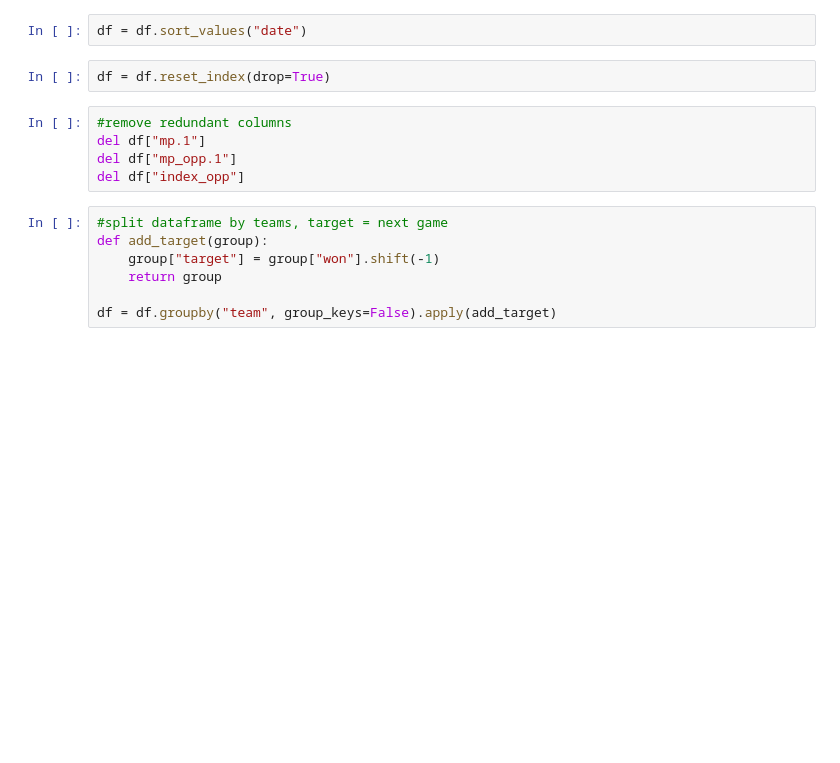
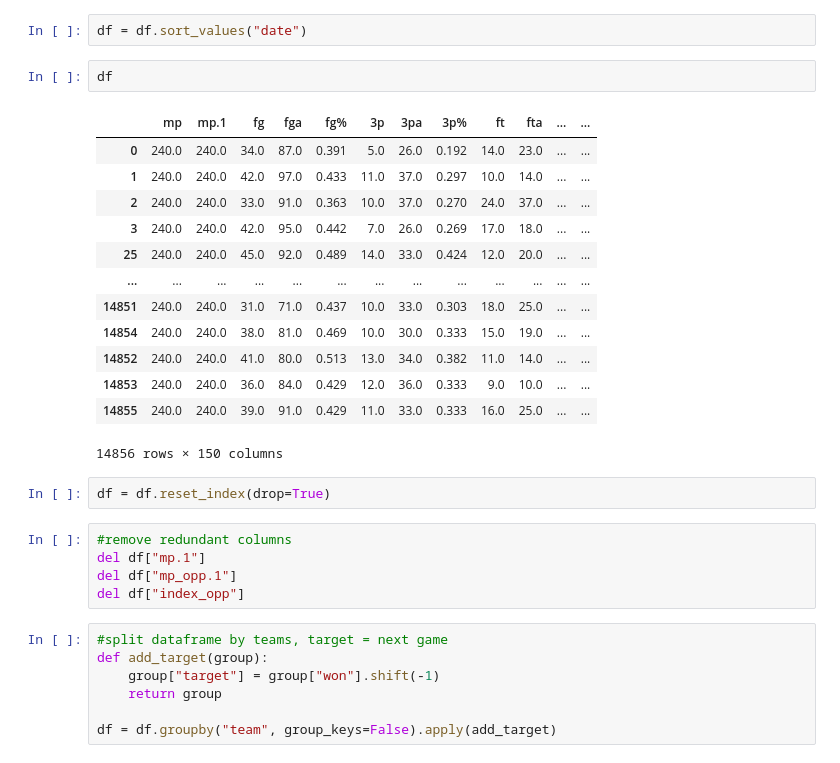
Before and after one commit to levutb2004/nba-predictor, a Jupyter notebook: predict.ipynb, the cells around one changed output. Drawn from its saved outputs; the diff is of its cells as text; blank space fills up the shorter version.

```diff
--- a/predict.ipynb
+++ b/predict.ipynb
@@ -21,5 +21,21 @@ df
 # %%
 df = df.sort_values("date")
+# %%
+df
+# %% [output]
+|  | mp | mp.1 | fg | fga | fg% | 3p | 3pa | 3p% | ft | fta | ... | ... |
+| 0 | 240.0 | 240.0 | 34.0 | 87.0 | 0.391 | 5.0 | 26.0 | 0.192 | 14.0 | 23.0 | ... | ... |
+| 1 | 240.0 | 240.0 | 42.0 | 97.0 | 0.433 | 11.0 | 37.0 | 0.297 | 10.0 | 14.0 | ... | ... |
+| 2 | 240.0 | 240.0 | 33.0 | 91.0 | 0.363 | 10.0 | 37.0 | 0.270 | 24.0 | 37.0 | ... | ... |
+| 3 | 240.0 | 240.0 | 42.0 | 95.0 | 0.442 | 7.0 | 26.0 | 0.269 | 17.0 | 18.0 | ... | ... |
+| 25 | 240.0 | 240.0 | 45.0 | 92.0 | 0.489 | 14.0 | 33.0 | 0.424 | 12.0 | 20.0 | ... | ... |
+| ... | ... | ... | ... | ... | ... | ... | ... | ... | ... | ... | ... | ... |
+| 14851 | 240.0 | 240.0 | 31.0 | 71.0 | 0.437 | 10.0 | 33.0 | 0.303 | 18.0 | 25.0 | ... | ... |
+| 14854 | 240.0 | 240.0 | 38.0 | 81.0 | 0.469 | 10.0 | 30.0 | 0.333 | 15.0 | 19.0 | ... | ... |
+| 14852 | 240.0 | 240.0 | 41.0 | 80.0 | 0.513 | 13.0 | 34.0 | 0.382 | 11.0 | 14.0 | ... | ... |
+| 14853 | 240.0 | 240.0 | 36.0 | 84.0 | 0.429 | 12.0 | 36.0 | 0.333 | 9.0 | 10.0 | ... | ... |
+| 14855 | 240.0 | 240.0 | 39.0 | 91.0 | 0.429 | 11.0 | 33.0 | 0.333 | 16.0 | 25.0 | ... | ... |
+14856 rows × 150 columns
 # %%
 df = df.reset_index(drop=True)
 # %%
```
Also changed, not shown: parts of 20 cells of this notebook.
